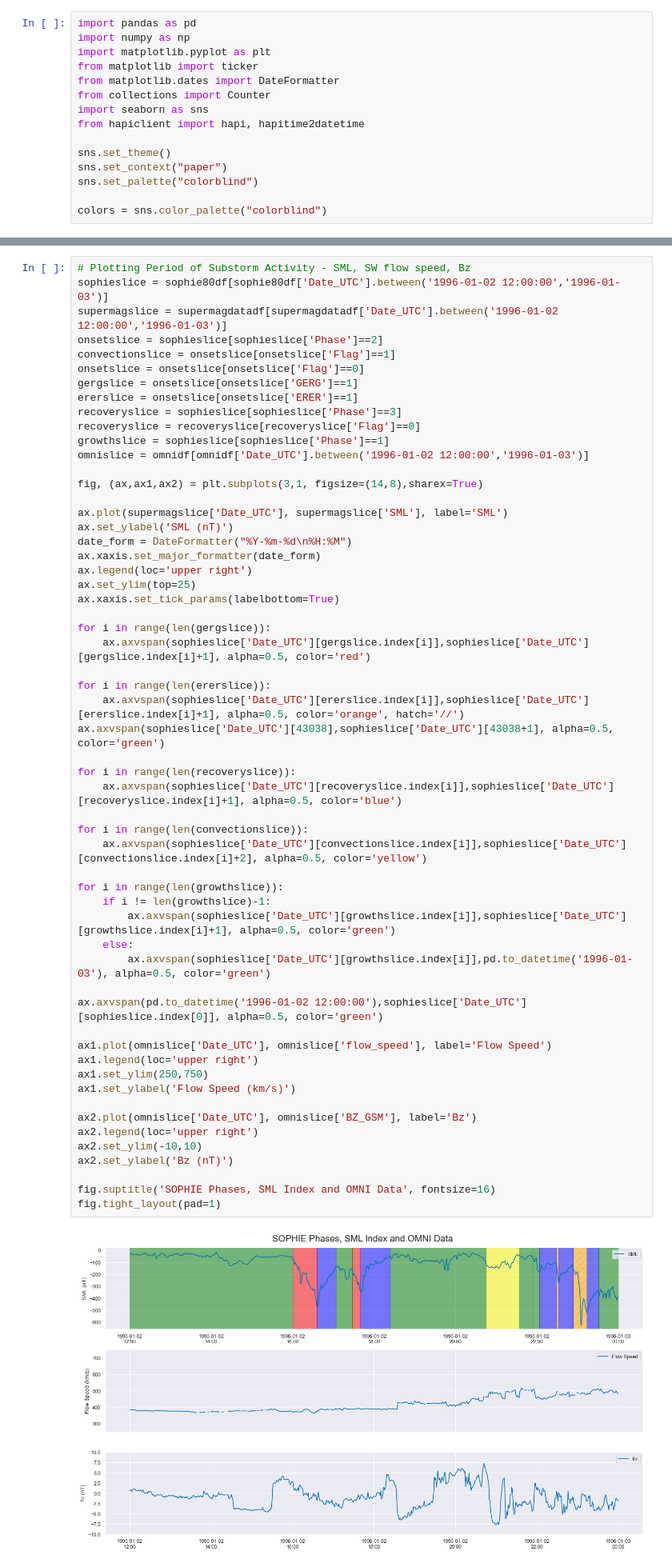
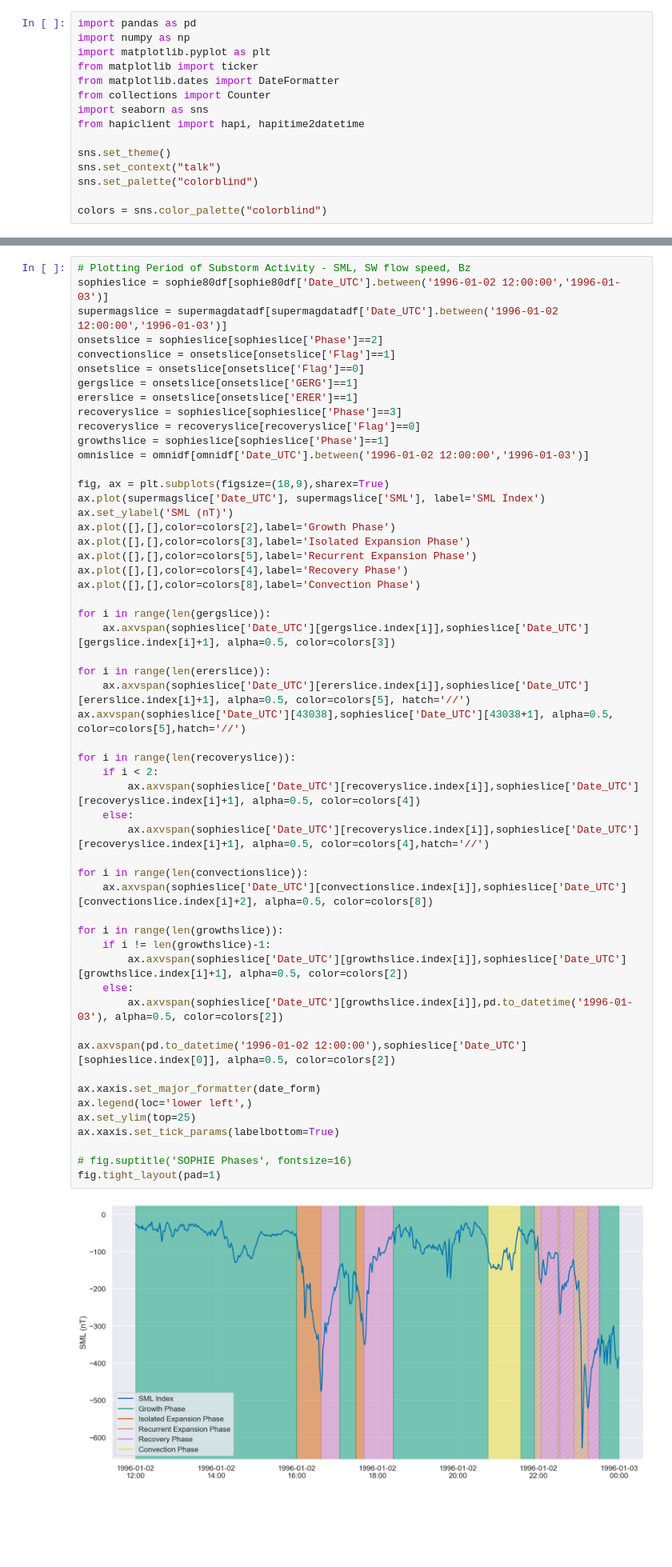
Before and after one commit to christianlao12/DP1_DP2_Project, a Jupyter notebook: substorm_type_statistics.ipynb, the cells around one changed output, grey strips where cells are left out. Shown at 80% size. Cells and saved outputs as stored; diff of their text form; blank space fills up the shorter version.

Commit message:
cleaning and new colors for plots

```diff
--- a/substorm_type_statistics.ipynb
+++ b/substorm_type_statistics.ipynb
@@ -9,7 +9,7 @@ import seaborn as sns
 from hapiclient import hapi, hapitime2datetime
 
 sns.set_theme()
-sns.set_context("paper")
+sns.set_context("talk")
 sns.set_palette("colorblind")
 
 colors = sns.color_palette("colorblind")
@@ -75,59 +158,56 @@ omnidf = omnidf[omnidf['Date_UTC'].between('1995','2022')]
 # %%
 # Plotting Period of Substorm Activity - SML, SW flow speed, Bz
 sophieslice = sophie80df[sophie80df['Date_UTC'].between('1996-01-02 12:00:00','1996-01-03')]
 supermagslice = supermagdatadf[supermagdatadf['Date_UTC'].between('1996-01-02 12:00:00','1996-01-03')]
 onsetslice = sophieslice[sophieslice['Phase']==2]
 convectionslice = onsetslice[onsetslice['Flag']==1]
 onsetslice = onsetslice[onsetslice['Flag']==0]
 gergslice = onsetslice[onsetslice['GERG']==1]
 ererslice = onsetslice[onsetslice['ERER']==1]
 recoveryslice = sophieslice[sophieslice['Phase']==3]
 recoveryslice = recoveryslice[recoveryslice['Flag']==0]
 growthslice = sophieslice[sophieslice['Phase']==1]
 omnislice = omnidf[omnidf['Date_UTC'].between('1996-01-02 12:00:00','1996-01-03')]
 
-fig, (ax,ax1,ax2) = plt.subplots(3,1, figsize=(14,8),sharex=True)
+fig, ax = plt.subplots(figsize=(18,9),sharex=True)
+ax.plot(supermagslice['Date_UTC'], supermagslice['SML'], label='SML Index')
+ax.set_ylabel('SML (nT)')
+ax.plot([],[],color=colors[2],label='Growth Phase')
+ax.plot([],[],color=colors[3],label='Isolated Expansion Phase')
+ax.plot([],[],color=colors[5],label='Recurrent Expansion Phase')
+ax.plot([],[],color=colors[4],label='Recovery Phase')
+ax.plot([],[],color=colors[8],label='Convection Phase')
 
-ax.plot(supermagslice['Date_UTC'], supermagslice['SML'], label='SML')
-ax.set_ylabel('SML (nT)')
-date_form = DateFormatter("%Y-%m-%d\n%H:%M")
+for i in range(len(gergslice)):
+    ax.axvspan(sophieslice['Date_UTC'][gergslice.index[i]],sophieslice['Date_UTC'][gergslice.index[i]+1], alpha=0.5, color=colors[3])
+
+for i in range(len(ererslice)):
+    ax.axvspan(sophieslice['Date_UTC'][ererslice.index[i]],sophieslice['Date_UTC'][ererslice.index[i]+1], alpha=0.5, color=colors[5], hatch='//')
+ax.axvspan(sophieslice['Date_UTC'][43038],sophieslice['Date_UTC'][43038+1], alpha=0.5, color=colors[5],hatch='//')
+
+for i in range(len(recoveryslice)):
+    if i < 2:
+        ax.axvspan(sophieslice['Date_UTC'][recoveryslice.index[i]],sophieslice['Date_UTC'][recoveryslice.index[i]+1], alpha=0.5, color=colors[4])
+    else:
+        ax.axvspan(sophieslice['Date_UTC'][recoveryslice.index[i]],sophieslice['Date_UTC'][recoveryslice.index[i]+1], alpha=0.5, color=colors[4],hatch='//')
+
+for i in range(len(convectionslice)):
+    ax.axvspan(sophieslice['Date_UTC'][convectionslice.index[i]],sophieslice['Date_UTC'][convectionslice.index[i]+2], alpha=0.5, color=colors[8])
+
+for i in range(len(growthslice)):
+    if i != len(growthslice)-1:
+        ax.axvspan(sophieslice['Date_UTC'][growthslice.index[i]],sophieslice['Date_UTC'][growthslice.index[i]+1], alpha=0.5, color=colors[2])
+    else:
+        ax.axvspan(sophieslice['Date_UTC'][growthslice.index[i]],pd.to_datetime('1996-01-03'), alpha=0.5, color=colors[2])
+
+ax.axvspan(pd.to_datetime('1996-01-02 12:00:00'),sophieslice['Date_UTC'][sophieslice.index[0]], alpha=0.5, color=colors[2])
+
 ax.xaxis.set_major_formatter(date_form)
-ax.legend(loc='upper right')
+ax.legend(loc='lower left',)
 ax.set_ylim(top=25)
 ax.xaxis.set_tick_params(labelbottom=True)
 
-for i in range(len(gergslice)):
-    ax.axvspan(sophieslice['Date_UTC'][gergslice.index[i]],sophieslice['Date_UTC'][gergslice.index[i]+1], alpha=0.5, color='red')
-
-for i in range(len(ererslice)):
-    ax.axvspan(sophieslice['Date_UTC'][ererslice.index[i]],sophieslice['Date_UTC'][ererslice.index[i]+1], alpha=0.5, color='orange', hatch='//')
-ax.axvspan(sophieslice['Date_UTC'][43038],sophieslice['Date_UTC'][43038+1], alpha=0.5, color='green')
-
-for i in range(len(recoveryslice)):
-    ax.axvspan(sophieslice['Date_UTC'][recoveryslice.index[i]],sophieslice['Date_UTC'][recoveryslice.index[i]+1], alpha=0.5, color='blue')
-
-for i in range(len(convectionslice)):
-    ax.axvspan(sophieslice['Date_UTC'][convectionslice.index[i]],sophieslice['Date_UTC'][convectionslice.index[i]+2], alpha=0.5, color='yellow')
-
-for i in range(len(growthslice)):
-    if i != len(growthslice)-1:
-        ax.axvspan(sophieslice['Date_UTC'][growthslice.index[i]],sophieslice['Date_UTC'][growthslice.index[i]+1], alpha=0.5, color='green')
-    else:
-        ax.axvspan(sophieslice['Date_UTC'][growthslice.index[i]],pd.to_datetime('1996-01-03'), alpha=0.5, color='green')
-
-ax.axvspan(pd.to_datetime('1996-01-02 12:00:00'),sophieslice['Date_UTC'][sophieslice.index[0]], alpha=0.5, color='green')
-
-ax1.plot(omnislice['Date_UTC'], omnislice['flow_speed'], label='Flow Speed')
-ax1.legend(loc='upper right')
-ax1.set_ylim(250,750)
-ax1.set_ylabel('Flow Speed (km/s)')
-
-ax2.plot(omnislice['Date_UTC'], omnislice['BZ_GSM'], label='Bz')
-ax2.legend(loc='upper right')
-ax2.set_ylim(-10,10)
-ax2.set_ylabel('Bz (nT)')
-
-fig.suptitle('SOPHIE Phases, SML Index and OMNI Data', fontsize=16)
+# fig.suptitle('SOPHIE Phases', fontsize=16)
 fig.tight_layout(pad=1)
 # %% [output]
-[figure, old version]
+[figure, new version]
```
Also changed, not shown: parts of 13 cells of this notebook.
